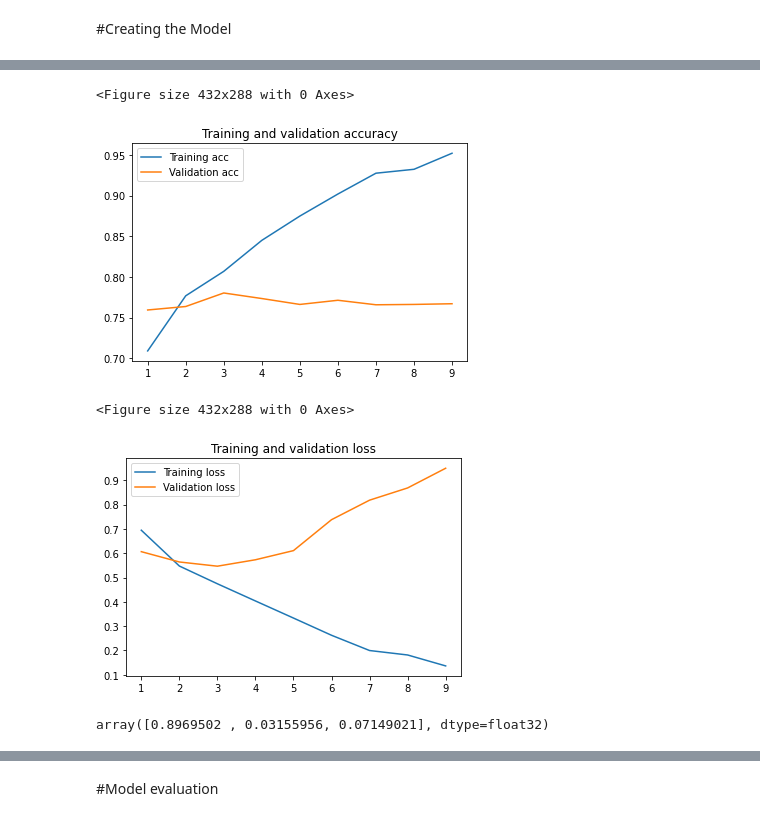
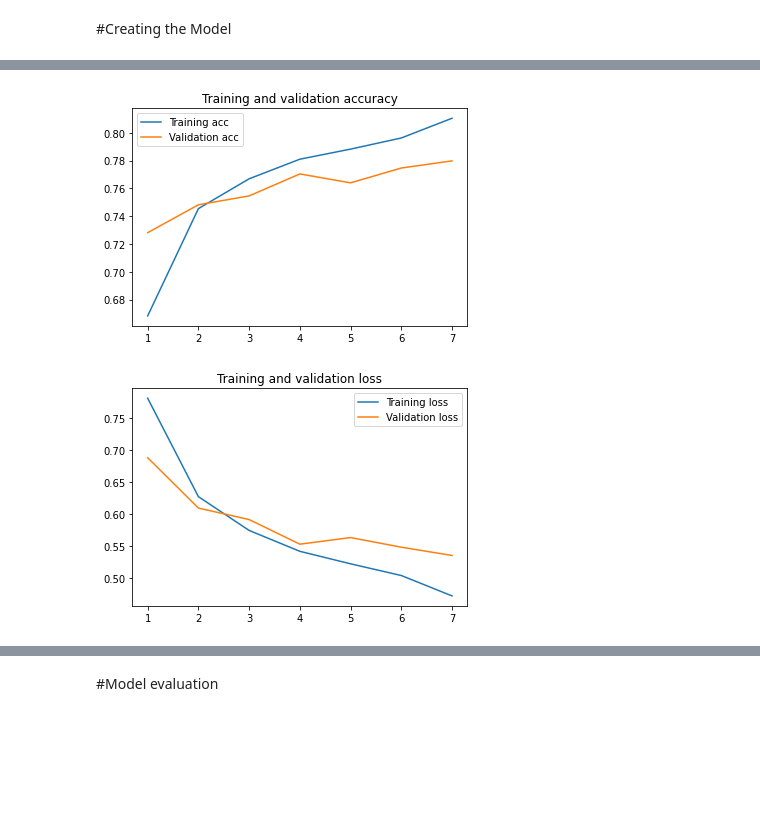
Before and after one commit to anjaliasha123/AirlineTweetClassification, a Jupyter notebook: src/BiLSTMCNNAtt.ipynb, the cells around one changed output, grey strips where cells are left out. Drawn from its saved outputs; the diff is of its cells as text; code cells hidden in the pictures; blank space fills up the shorter version.

```diff
--- a/src/BiLSTMCNNAtt.ipynb
+++ b/src/BiLSTMCNNAtt.ipynb
@@ -243,0 +271,23 @@ Epoch 9/200
+# %%
+from tensorflow.keras.callbacks import Callback
+import tensorflow
+
+class MyThresholdCallback(tensorflow.keras.callbacks.Callback):
+    def __init__(self, threshold):
+        super(MyThresholdCallback, self).__init__()
+        self.threshold = threshold
+
+    def on_epoch_end(self, epoch, logs=None):
+        acc = logs["accuracy"]
+        if acc >= self.threshold:
+            self.model.stop_training = True
+
+
+callback=MyThresholdCallback(threshold=0.81)
+r2 = model.fit(
+           X_train, y_train,
+            batch_size=50,
+            epochs=200,
+            validation_split=0.2,
+            callbacks=[callback]
+            )
@@ -244,31 +309,23 @@ Epoch 9/200
+# %%
+import matplotlib.pyplot as plt
+
+acc = r2.history['accuracy']
+val_acc = r2.history['val_accuracy']
+loss = r2.history['loss']
+val_loss = r2.history['val_loss']
+epochs = range(1, len(acc) + 1)
+plt.plot(epochs, acc, label='Training acc')
+plt.plot(epochs, val_acc, label='Validation acc')
+plt.title('Training and validation accuracy')
+plt.legend()
+plt.figure()
+plt.plot(epochs, loss, label='Training loss')
+plt.plot(epochs, val_loss,label='Validation loss')
+plt.title('Training and validation loss')
+plt.legend()
+plt.show()
+# %% [output]
+[figure, added]
+[figure, added]
 # %%
 model.save("bilstmCNNAtt.h5")
-# %%
-import matplotlib.pyplot as plt
-
-acc = r.history['accuracy']
-val_acc = r.history['val_accuracy']
-loss = r.history['loss']
-val_loss = r.history['val_loss']
-
-epochs = range(1, len(acc) + 1)
-
-plt.plot(epochs, acc, label='Training acc')
-plt.plot(epochs, val_acc, label='Validation acc')
-plt.title('Training and validation accuracy')
-plt.legend()
-
-plt.figure()
-# %% [output]
-<Figure size 432x288 with 0 Axes>
-[figure, removed]
-<Figure size 432x288 with 0 Axes>
-# %%
-plt.plot(epochs, loss, label='Training loss')
-plt.plot(epochs, val_loss,label='Validation loss')
-plt.title('Training and validation loss')
-plt.legend()
-
-plt.show()
-# %% [output]
-[figure, removed]
@@ -277,5 +331,0 @@ pred_df = pd.DataFrame()
-# %%
-pred = model.predict(X_test)
-pred[0]
-# %% [output]
-array([0.8969502 , 0.03155956, 0.07149021], dtype=float32)
```
Also changed, not shown: parts of 19 cells of this notebook.
